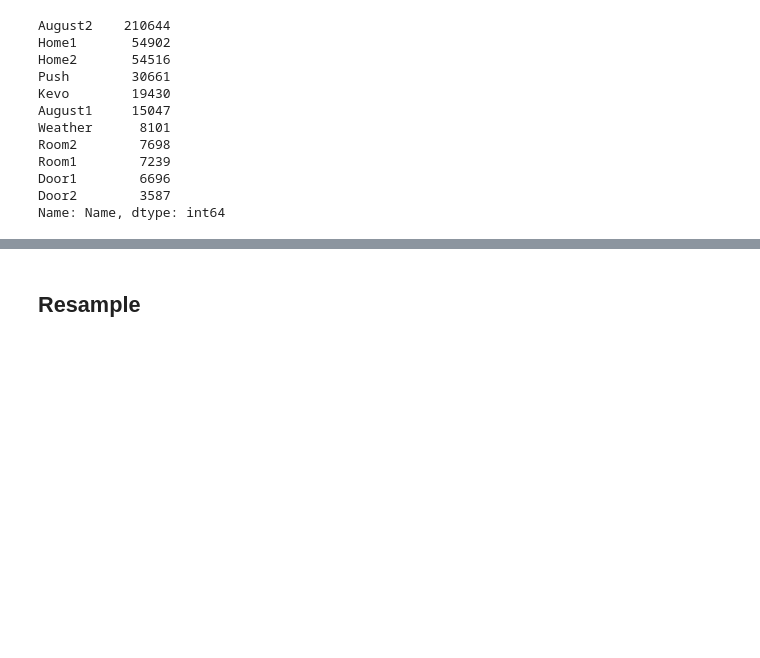
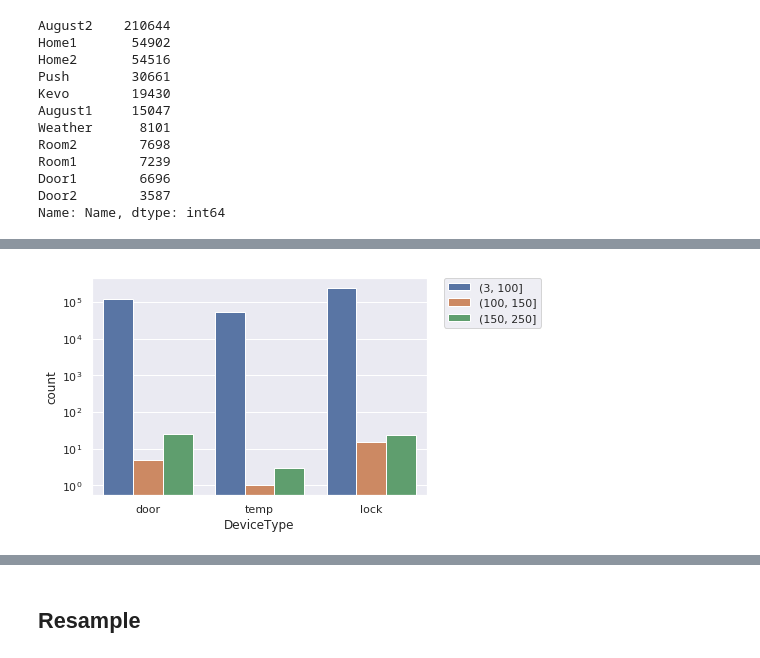
Before and after one commit to 7high/thesis, a Jupyter notebook: ble_classification.ipynb, the cells around one changed output, grey strips where cells are left out. Saved outputs shown, nothing was run; the diff lists cells and outputs as text; code cells hidden in the pictures; blank space fills up the shorter version.

```diff
--- a/ble_classification.ipynb
+++ b/ble_classification.ipynb
@@ -49,0 +58,6 @@ Name: Name, dtype: int64
+# %%
+g = sns.countplot(x=df['DeviceType'], hue=pd.cut(df['BLE_LL_Length'], bins=[3,100,150,250]));
+g.set_yscale('log')
+plt.legend(loc='upper_right');
+# %% [output]
+[figure, added]
```
Also changed, not shown: parts of 16 cells of this notebook, 1 other file.
